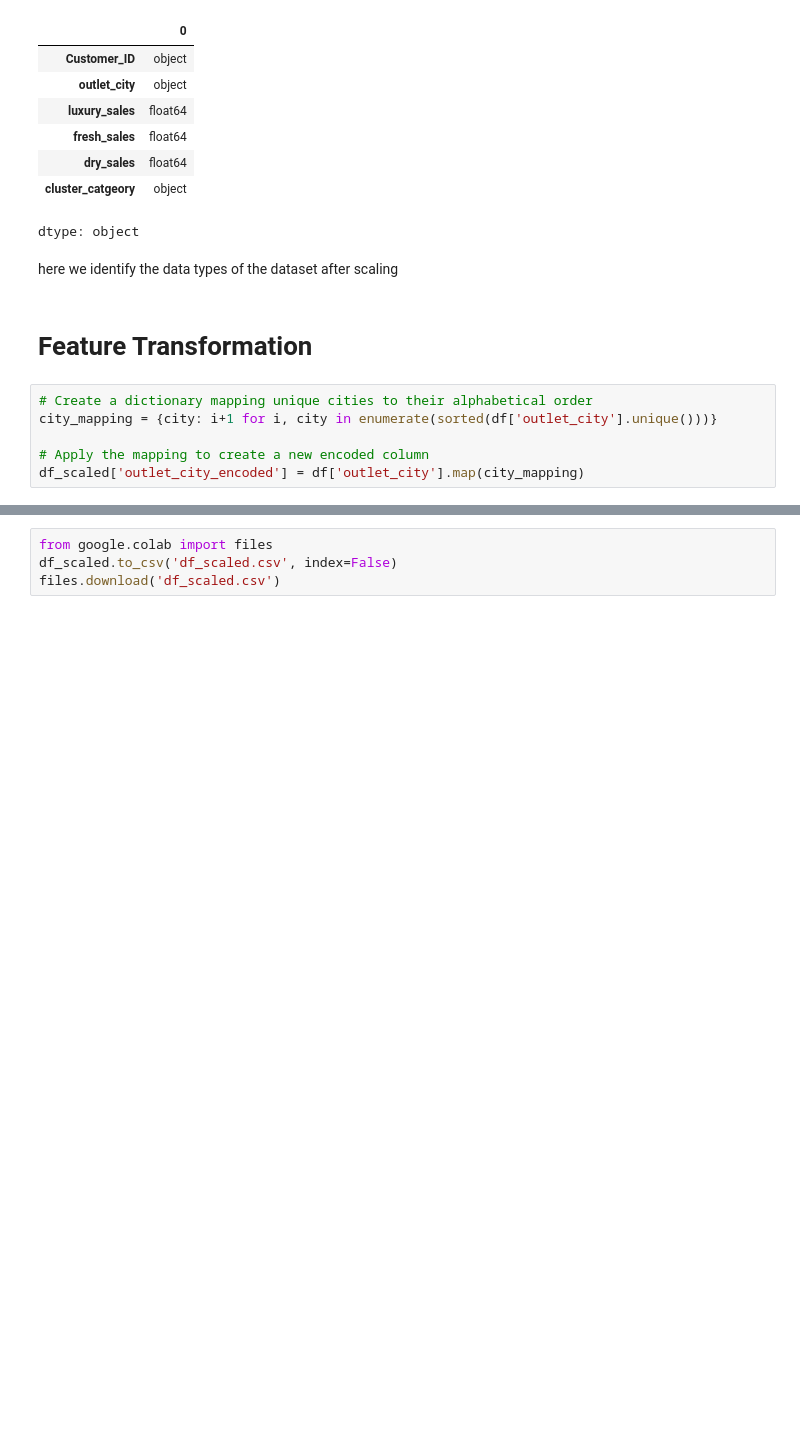
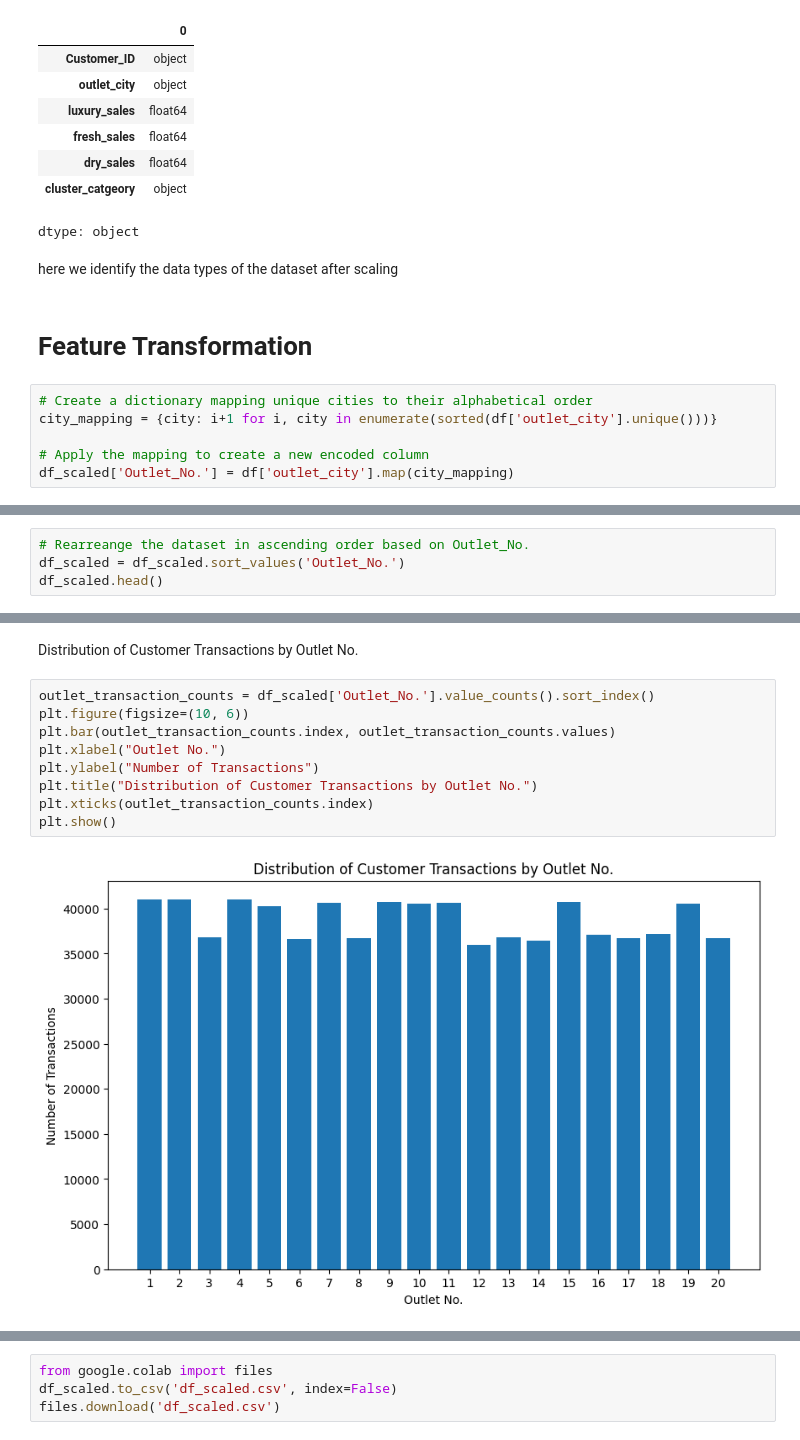
Before and after one commit to team-statstorm/dsplc2025, a Jupyter notebook: dsplc_1.ipynb, the cells around one changed output, grey strips where cells are left out. Drawn from its saved outputs; the diff is of its cells as text; blank space fills up the shorter version.

```diff
--- a/dsplc_1.ipynb
+++ b/dsplc_1.ipynb
@@ -813,4 +813,4 @@ here we identify the data types of the dataset after scaling
 city_mapping = {city: i+1 for i, city in enumerate(sorted(df['outlet_city'].unique()))}
 
 # Apply the mapping to create a new encoded column
-df_scaled['outlet_city_encoded'] = df['outlet_city'].map(city_mapping)
+df_scaled['Outlet_No.'] = df['outlet_city'].map(city_mapping)
@@ -825,0 +817,4 @@ df_scaled.head()
+# %%
+# Rearreange the dataset in ascending order based on Outlet_No.
+df_scaled = df_scaled.sort_values('Outlet_No.')
+df_scaled.head()
@@ -825,0 +828,13 @@ df_scaled.head()
+# %% [markdown]
+Distribution of Customer Transactions by Outlet No.
+# %%
+outlet_transaction_counts = df_scaled['Outlet_No.'].value_counts().sort_index()
+plt.figure(figsize=(10, 6))
+plt.bar(outlet_transaction_counts.index, outlet_transaction_counts.values)
+plt.xlabel("Outlet No.")
+plt.ylabel("Number of Transactions")
+plt.title("Distribution of Customer Transactions by Outlet No.")
+plt.xticks(outlet_transaction_counts.index)
+plt.show()
+# %% [output]
+[figure, added]
```
Also changed, not shown: parts of 11 cells of this notebook.
